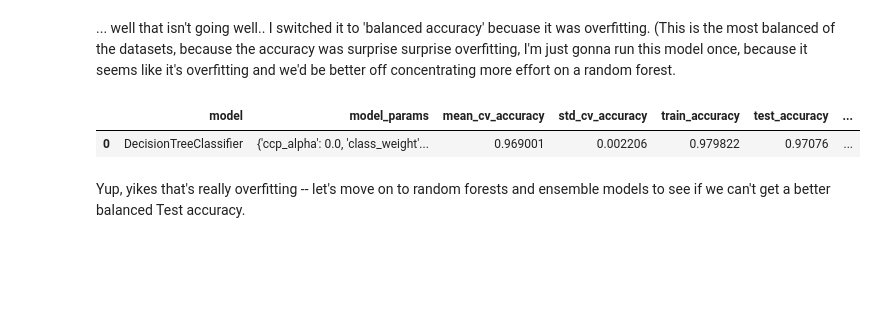
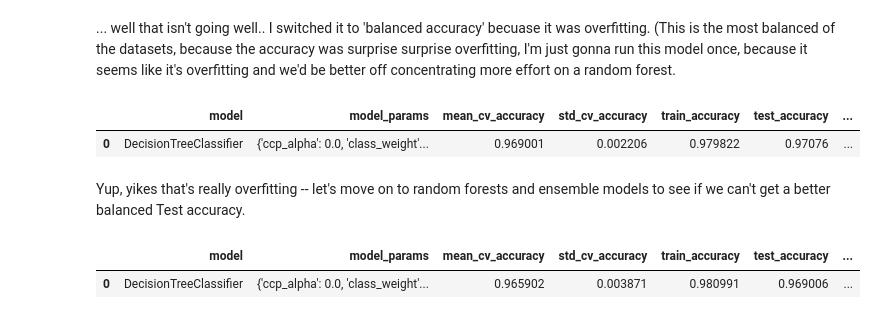
Before and after one commit to LeeMcFarling/AFL_Project_backup, a Jupyter notebook: Modeling/Weekly Assignments/Week_6.ipynb, the cells around one changed output. Drawn from its saved outputs; the diff is of its cells as text; code cells hidden in the pictures; blank space fills up the shorter version.

```diff
--- a/Modeling/Weekly Assignments/Week_6.ipynb
+++ b/Modeling/Weekly Assignments/Week_6.ipynb
@@ -540,3 +545,30 @@ BDB_Decision_Tree_Tuned
 | 0 | DecisionTreeClassifier | {'ccp_alpha': 0.0, 'class_weight'... | 0.969001 | 0.002206 | 0.979822 | 0.97076 | ... |
 # %% [markdown]
 Yup, yikes that's really overfitting -- let's move on to random forests and ensemble models to see if we can't get a better balanced Test accuracy.
+# %%
+params_ = {
+    'max_depth' : 20,
+    'max_leaf_nodes' : 60,
+    'max_features' : 70,
+    'min_samples_split' : 5,
+    'random_state' : 42,
+}
+
+BDB_PCA_Decision_Tree_Tuned = run_model_classifier(
+    DecisionTreeClassifier,
+    BDB_PCA_X_train_scaled,
+    BDB_PCA_y_train,
+    BDB_PCA_X_test_scaled,
+    BDB_PCA_y_test,
+    n_repeats=5,
+    n_jobs=-1,
+    run_comment='BDB + PCA Features - Decision Tree - Tuned',
+    return_model=False,
+    concat_results=True,
+    **params_
+    )
+
+BDB_PCA_Decision_Tree_Tuned
+# %% [output]
+|  | model | model_params | mean_cv_accuracy | std_cv_accuracy | train_accuracy | test_accuracy | ... |
+| 0 | DecisionTreeClassifier | {'ccp_alpha': 0.0, 'class_weight'... | 0.965902 | 0.003871 | 0.980991 | 0.969006 | ... |
```
Also changed, not shown: parts of 38 cells of this notebook.
